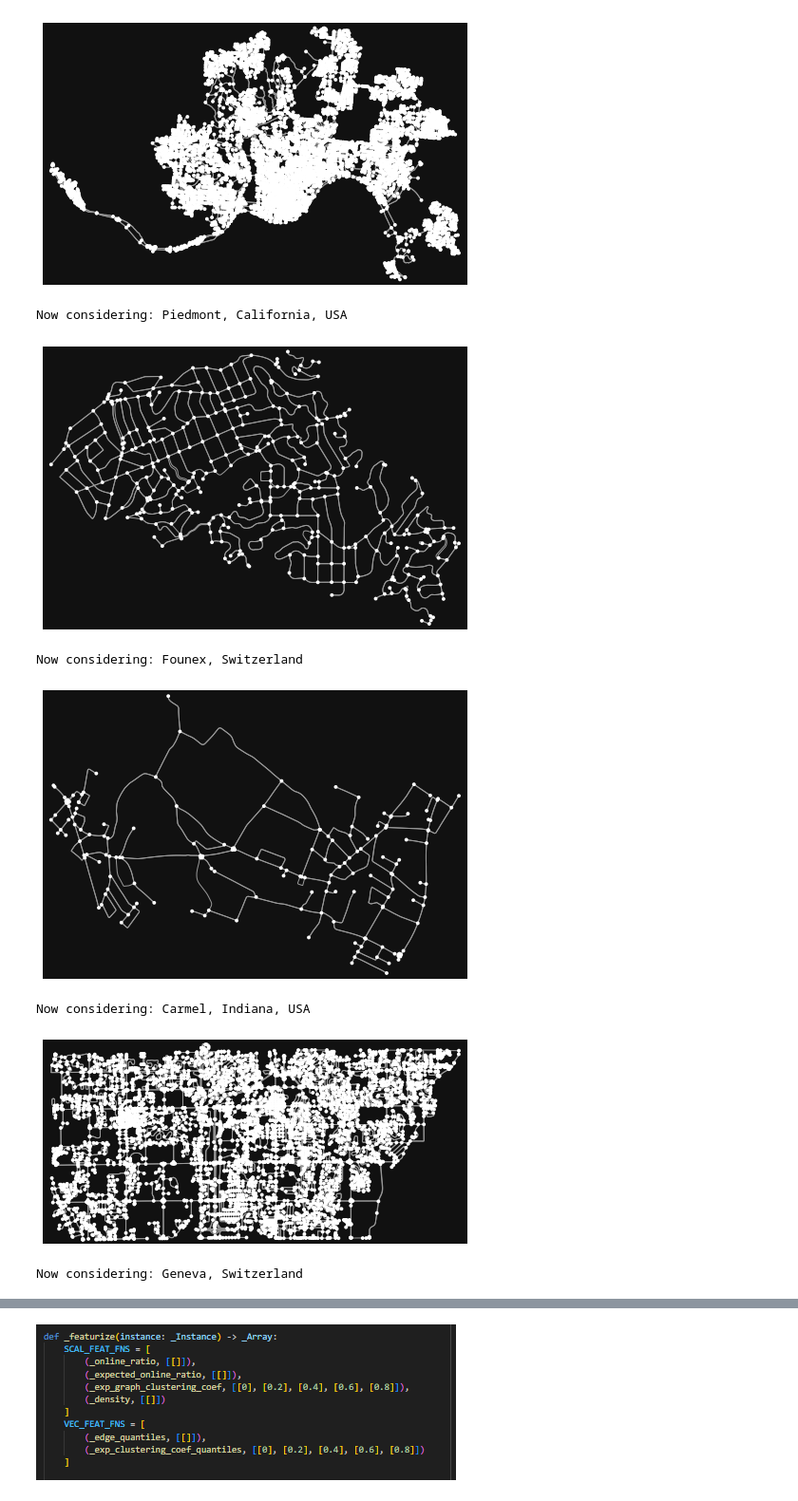
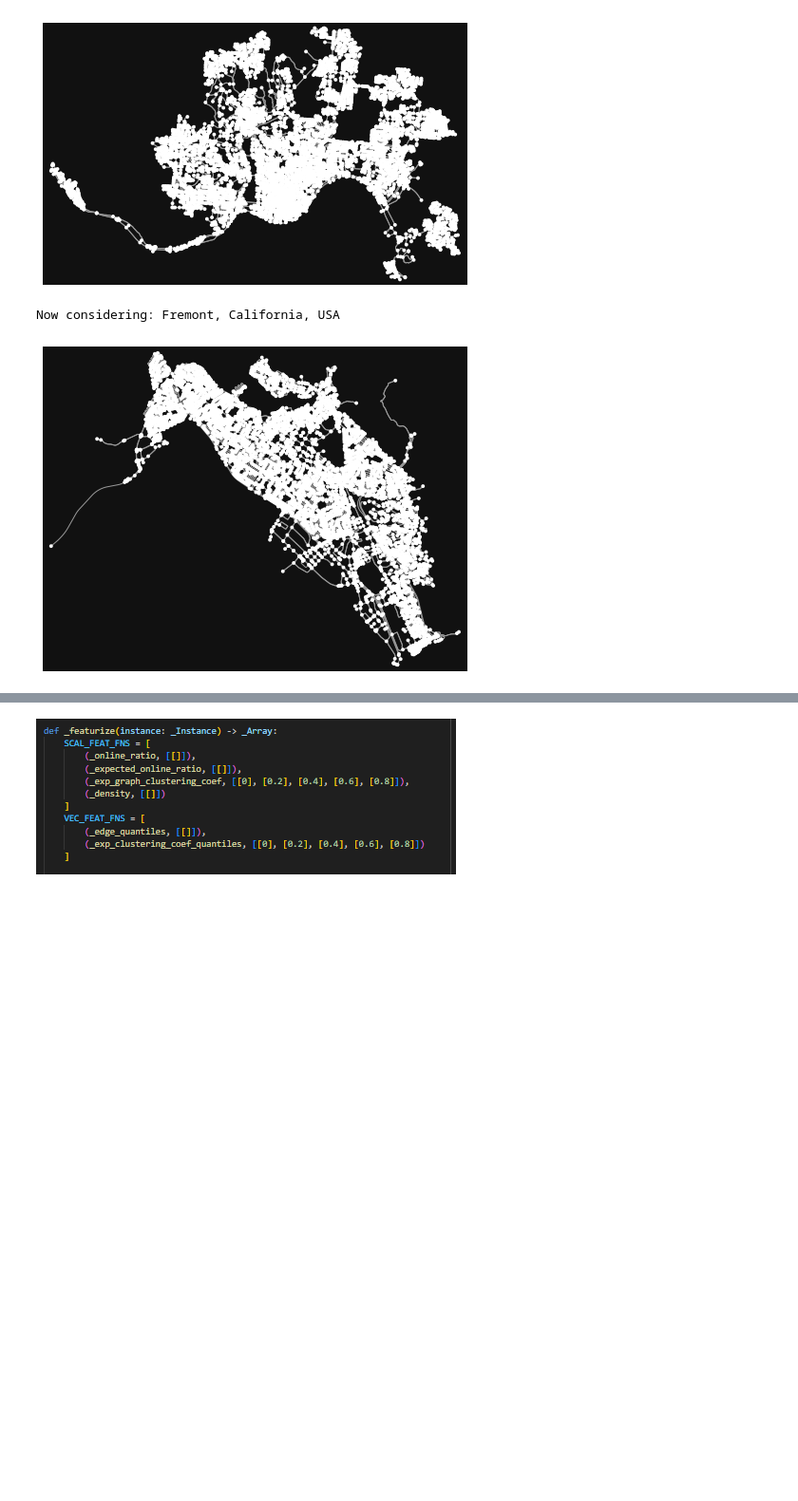
Before and after one commit to anders-wikum/GNN-OBM, a Jupyter notebook: osmnx_testing.ipynb, the cells around one changed output, grey strips where cells are left out. Shown at 95% size. Saved outputs shown, nothing was run; the diff lists cells and outputs as text; code cells hidden in the pictures; blank space fills up the shorter version.

```diff
--- a/osmnx_testing.ipynb
+++ b/osmnx_testing.ipynb
@@ -20,36 +20,32 @@ fig, ax = ox.plot_graph(G)
 [figure]
 # %%
 places = [
-    "Piedmont, California, USA",
-    "Founex, Switzerland",
-    "Carmel, Indiana, USA",
-    "Geneva, Switzerland"
+    # "Piedmont, California, USA",
+    # "Founex, Switzerland",
+    # "Carmel, Indiana, USA",
+    # "Geneva, Switzerland",
+    "Fremont, California, USA"
 ]
 
 for place in places:
     G = ox.graph_from_place(place, network_type="drive")
     G = ox.speed.add_edge_speeds(G)
     G = ox.speed.add_edge_travel_times(G)
     print(f"Now considering: {place}")
     fig, ax = ox.plot_graph(G)
     plt.show()
 
     intersections = G.nodes
     path_lengths = dict(
         nx.all_pairs_dijkstra_path_length(G, weight='travel_time')
     )
     city_dict = {
         'intersections': intersections,
         'drive_times': path_lengths
     }
 
     with open(f"data/OSMNX_{place}_travel_times.pickle", "wb") as handle:
         pickle.dump(city_dict, handle, protocol=pickle.HIGHEST_PROTOCOL)
 # %% [output]
-Now considering: Piedmont, California, USA
+Now considering: Fremont, California, USA
-[figure, old version]
+[figure, new version]
-Now considering: Founex, Switzerland
-[figure, removed]
-Now considering: Carmel, Indiana, USA
-[figure, removed]
-Now considering: Geneva, Switzerland
```
Also changed, not shown: parts of 1 cell of this notebook, 22 other files.
